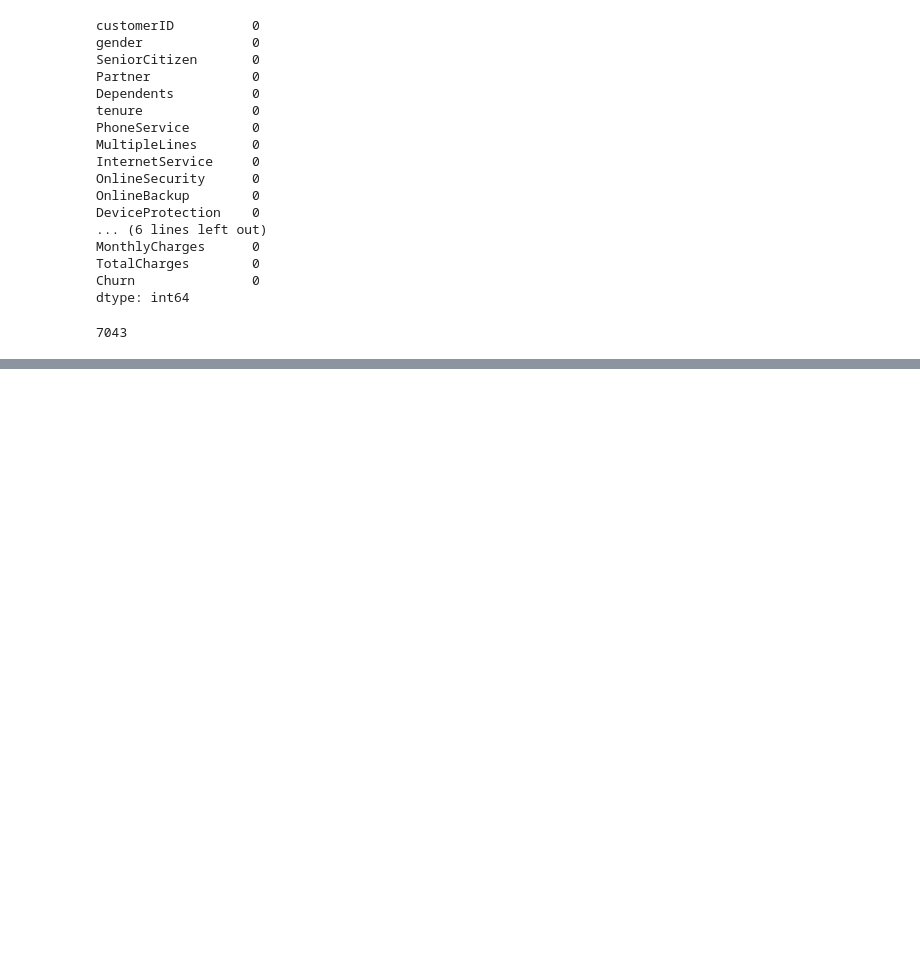
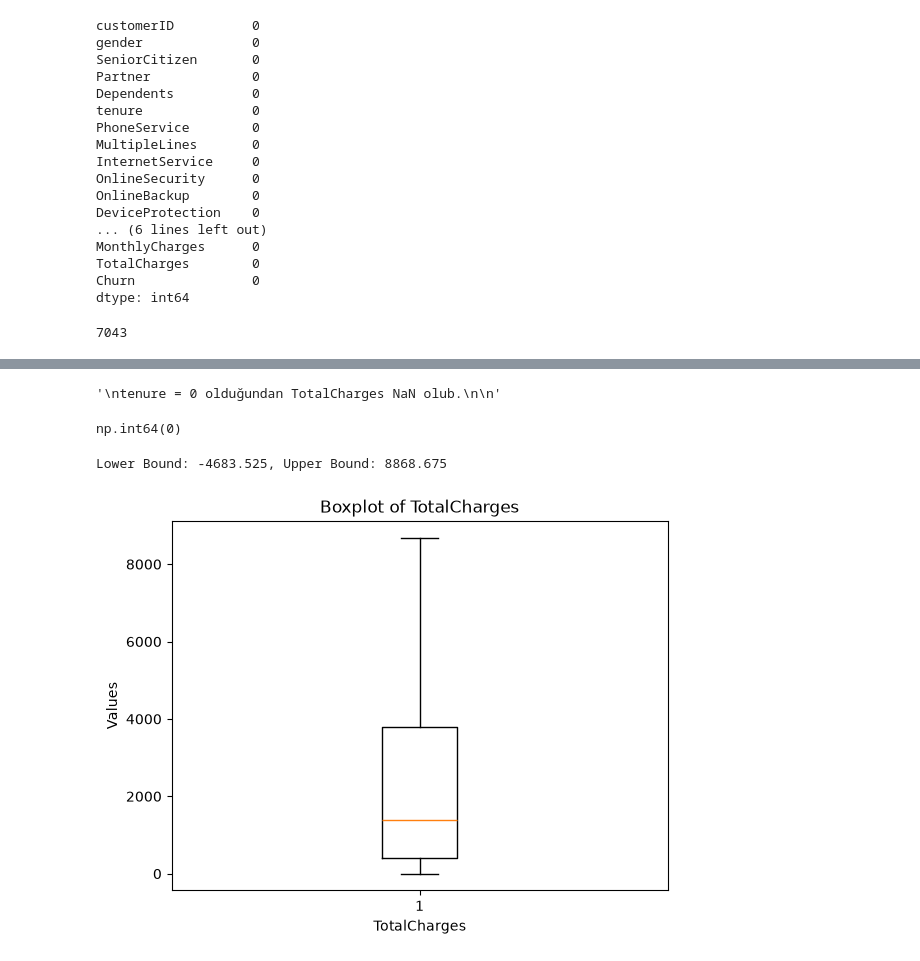
Before and after one commit to rashidmajidov/customer-churn-prediction, a Jupyter notebook: notebooks/01_data_cleaning.ipynb, the cells around one changed output, grey strips where cells are left out. Drawn from its saved outputs; the diff is of its cells as text; code cells hidden in the pictures; blank space fills up the shorter version.

```diff
--- a/notebooks/01_data_cleaning.ipynb
+++ b/notebooks/01_data_cleaning.ipynb
@@ -116,0 +136,31 @@ df['customerID'].nunique()
+# %%
+df[df['TotalCharges'].isnull()]
+"""
+tenure = 0 olduğundan TotalCharges NaN olub.
+
+"""
+# %% [output]
+'\ntenure = 0 olduğundan TotalCharges NaN olub.\n\n'
+# %%
+df['TotalCharges'] = df['TotalCharges'].fillna(0)
+# %%
+df['TotalCharges'].isnull().sum()
+# %% [output]
+np.int64(0)
+# %%
+#TotalCharges iqr outlier detection
+iqr = df['TotalCharges'].quantile(0.75) - df['TotalCharges'].quantile(0.25)
+lower_bound = df['TotalCharges'].quantile(0.25) - 1.5 * iqr
+upper_bound = df['TotalCharges'].quantile(0.75) + 1.5 * iqr
+5 * iqr
+print(f"Lower Bound: {lower_bound}, Upper Bound: {upper_bound}")
+# %% [output]
+Lower Bound: -4683.525, Upper Bound: 8868.675
+# %%
+plt.boxplot(df['TotalCharges'])
+plt.xlabel('TotalCharges')
+plt.ylabel('Values')
+plt.title('Boxplot of TotalCharges')
+plt.show()
+# %% [output]
+[figure, added]
```
Also changed, not shown: parts of 7 cells of this notebook, 2 other files.
